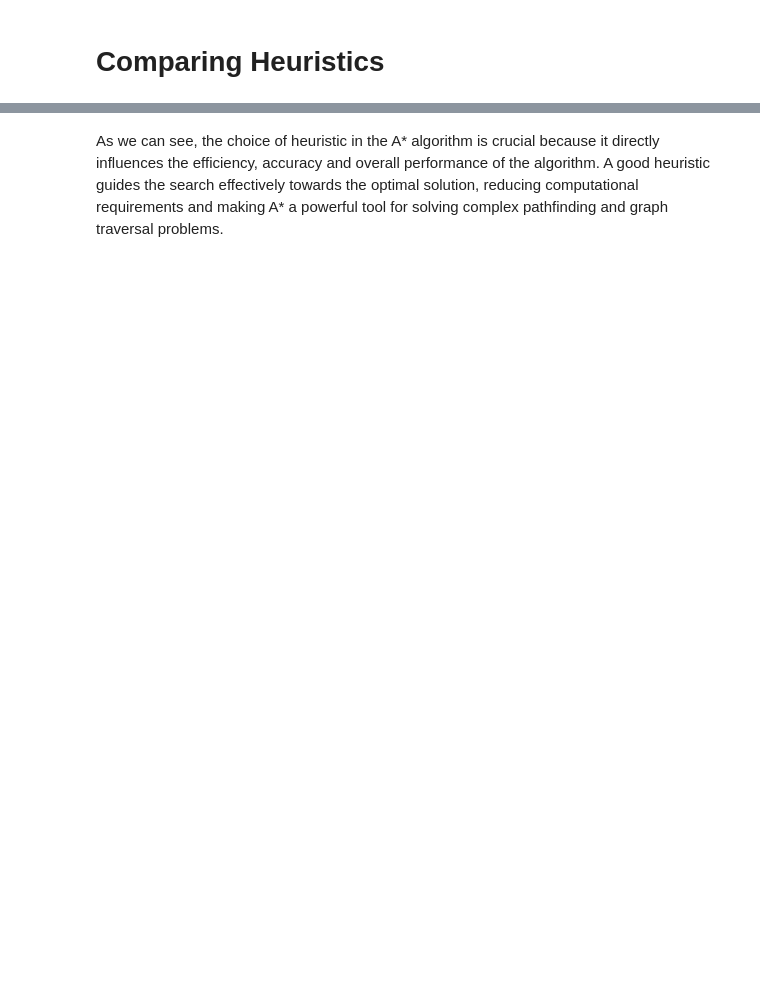
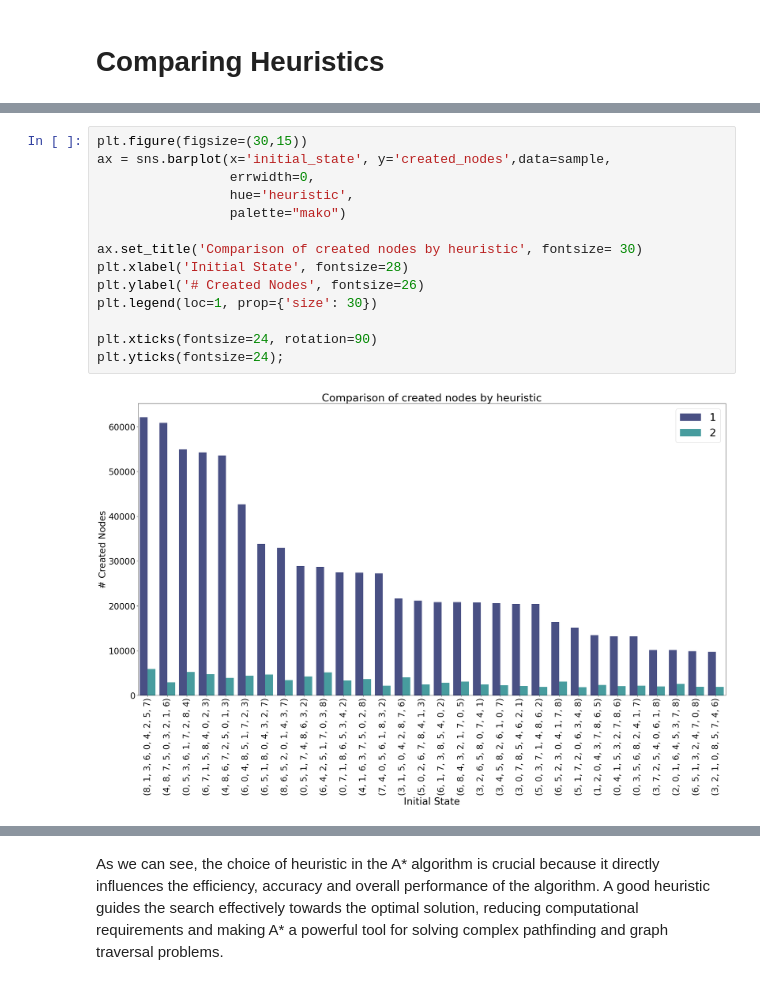
Before and after one commit to spoltiamanda/master_artificial_intelligence, a Jupyter notebook: artificial-intelligence/assignments/a_star_implementation/a_star.ipynb, the cells around one changed output, grey strips where cells are left out. Cells and saved outputs as stored; diff of their text form; blank space fills up the shorter version.

```diff
--- a/artificial-intelligence/assignments/a_star_implementation/a_star.ipynb
+++ b/artificial-intelligence/assignments/a_star_implementation/a_star.ipynb
@@ -513,0 +544,16 @@ for i in ax.containers:
+# %%
+plt.figure(figsize=(30,15))
+ax = sns.barplot(x='initial_state', y='created_nodes',data=sample,
+                 errwidth=0,
+                 hue='heuristic',
+                 palette="mako")
+
+ax.set_title('Comparison of created nodes by heuristic', fontsize= 30)
+plt.xlabel('Initial State', fontsize=28)
+plt.ylabel('# Created Nodes', fontsize=26)
+plt.legend(loc=1, prop={'size': 30})
+
+plt.xticks(fontsize=24, rotation=90)
+plt.yticks(fontsize=24);
+# %% [output]
+[figure, added]
```
Also changed, not shown: parts of 14 cells of this notebook, 1 other file.
